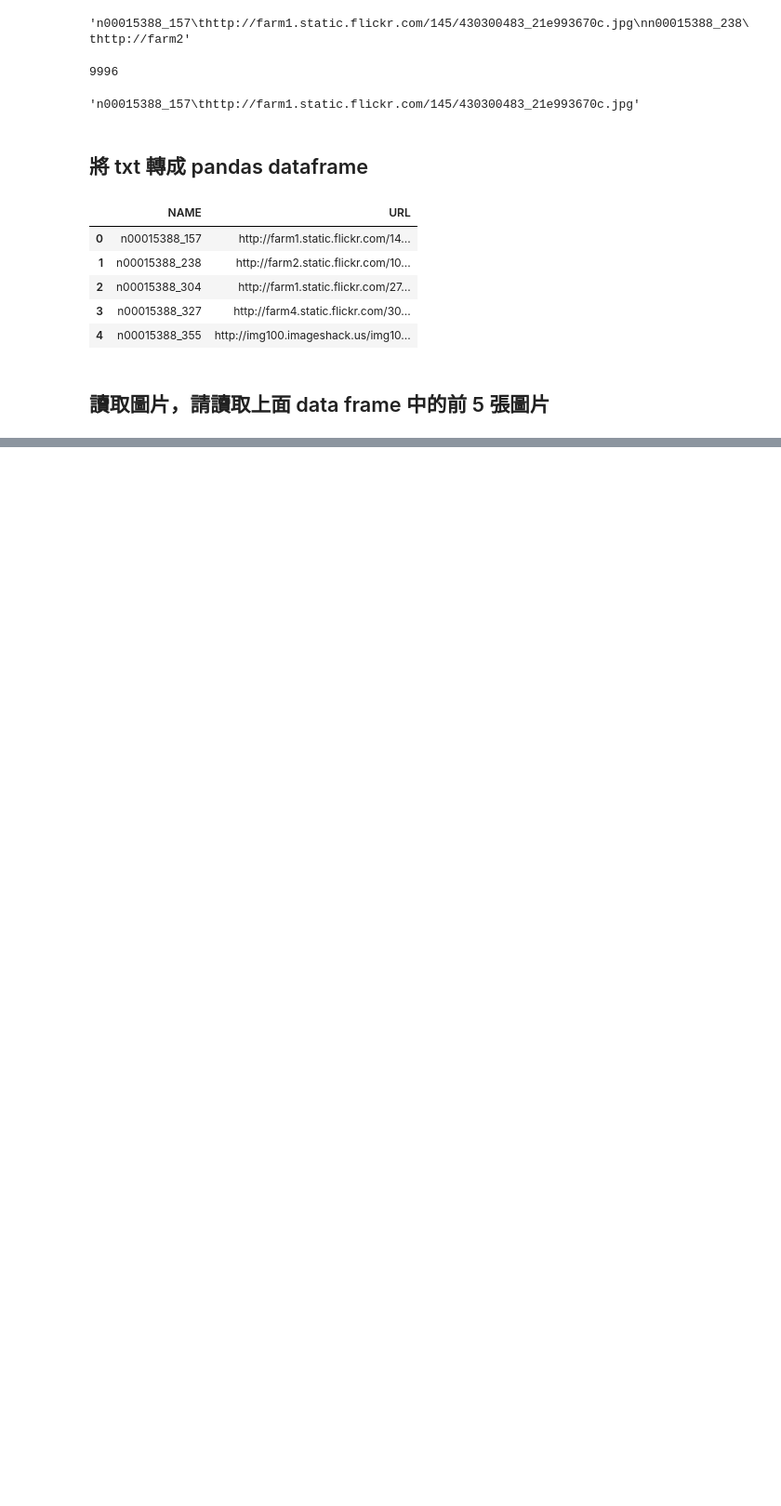
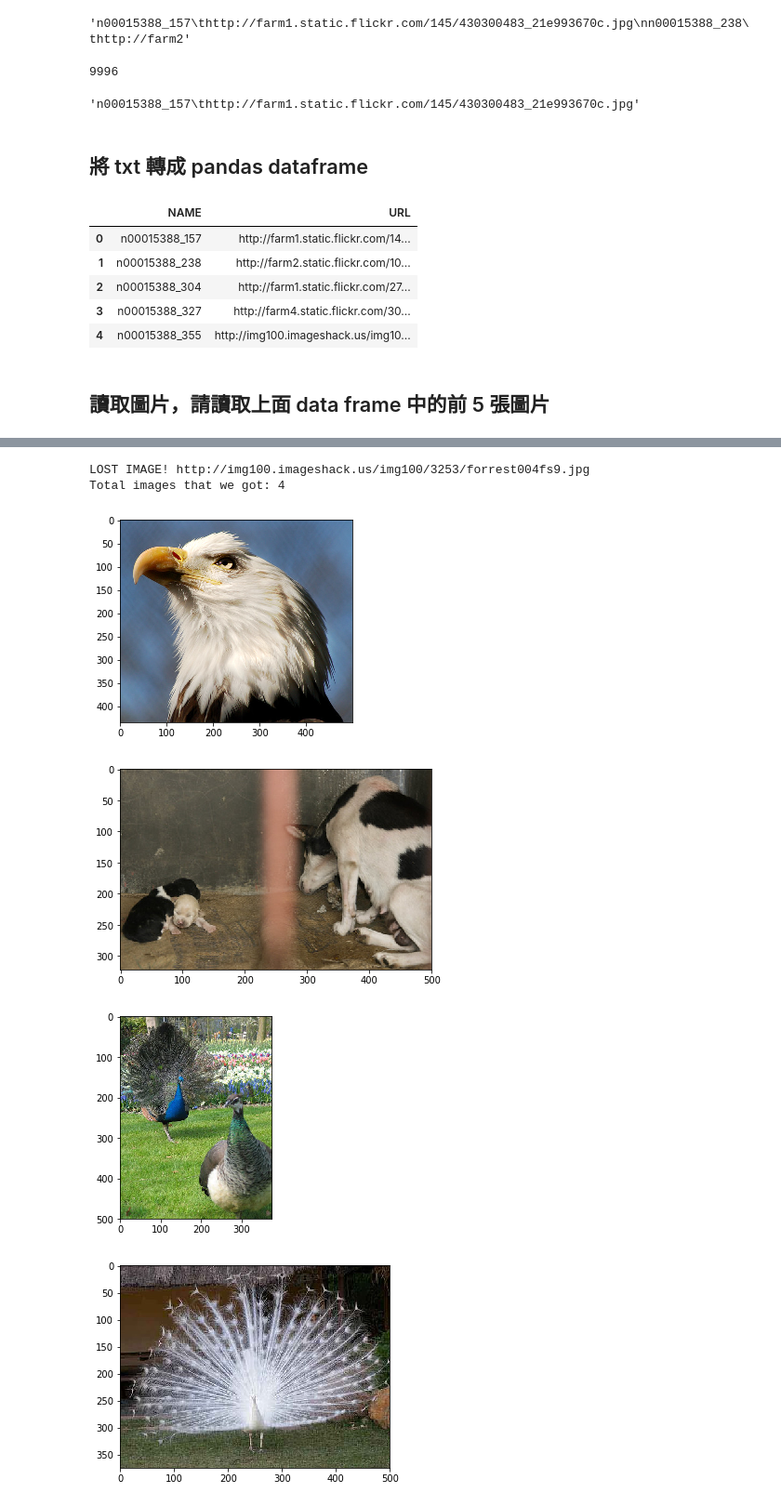
Before and after one commit to albert0125/2nd-ML100Days, a Jupyter notebook: homework/Day_003-2_HW.ipynb, the cells around one changed output, grey strips where cells are left out. Shown at 93% size. Saved outputs shown, nothing was run; the diff lists cells and outputs as text; code cells hidden in the pictures; blank space fills up the shorter version.

```diff
--- a/homework/Day_003-2_HW.ipynb
+++ b/homework/Day_003-2_HW.ipynb
@@ -83,0 +81,13 @@ SyntaxError: invalid syntax (Image.py, line 57)
+# %%
+import skimage.io as skio
+images = []
+for imgURL in df.loc[0:5]["URL"]:
+
+    response = requests.get(imgURL)
+    print(len(response.content))
+    try:
+        img = Image.open(BytesIO(response.content))
+        np_img = np.array(img)
+        images.append(np_img)
+    except OSError:
+        print("LOST IMAGE! {}".format(imgURL))
@@ -91,12 +110,27 @@ def img2arr_fromURLs(url_list, resize = False):
     Return
         - list of array
     """
+    images = []
+    for imgURL in url_list:
+        response = requests.get(imgURL)
+        try:
+            np_img = np.array(Image.open(BytesIO(response.content)))
+            images.append(np_img)
+        except OSError:
+            print("LOST IMAGE! {}".format(imgURL))
 
-    return img_list
+    return images
 # %%
-result = img2arr_fromURLs(df[0:5][1].values)
+result = img2arr_fromURLs(df[0:5]["URL"].values)
 print("Total images that we got: %i " % len(result)) # 如果不等於 5, 代表有些連結失效囉
 
 for im_get in result:
     plt.imshow(im_get)
     plt.show()
+# %% [output]
+LOST IMAGE! http://img100.imageshack.us/img100/3253/forrest004fs9.jpg
+Total images that we got: 4
+[figure, added]
+[figure, added]
+[figure, added]
+[figure, added]
```
Also changed, not shown: parts of 3 cells of this notebook, 2 other files.
